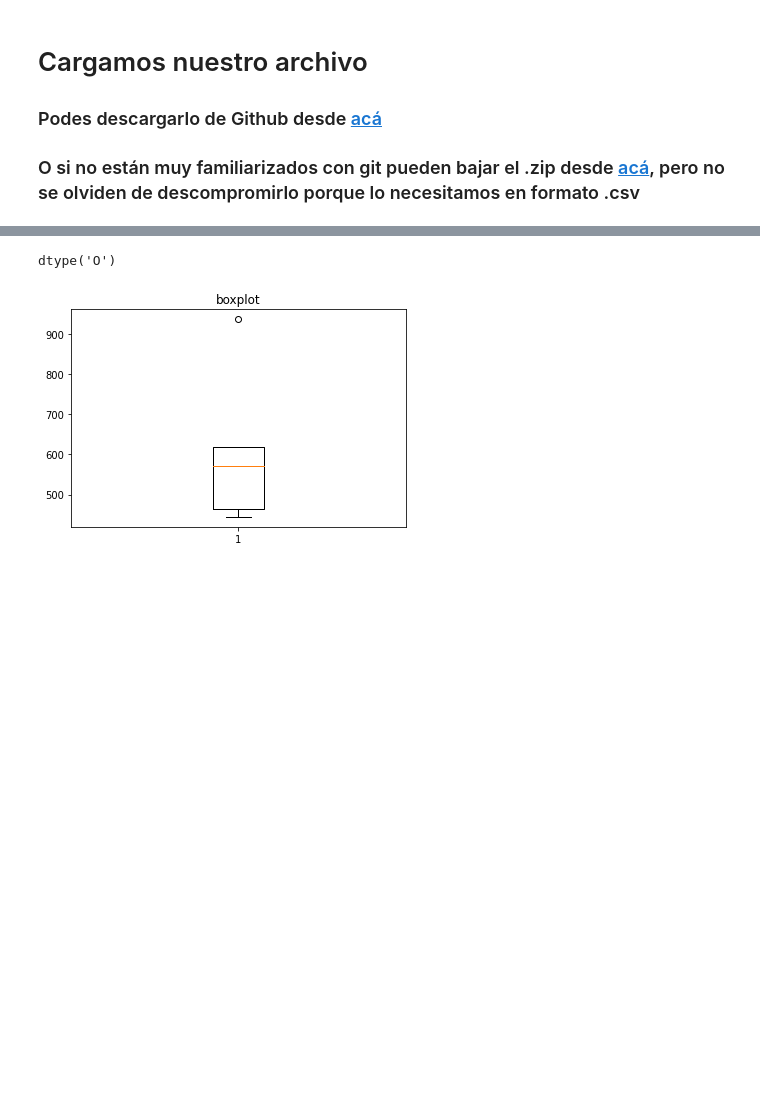
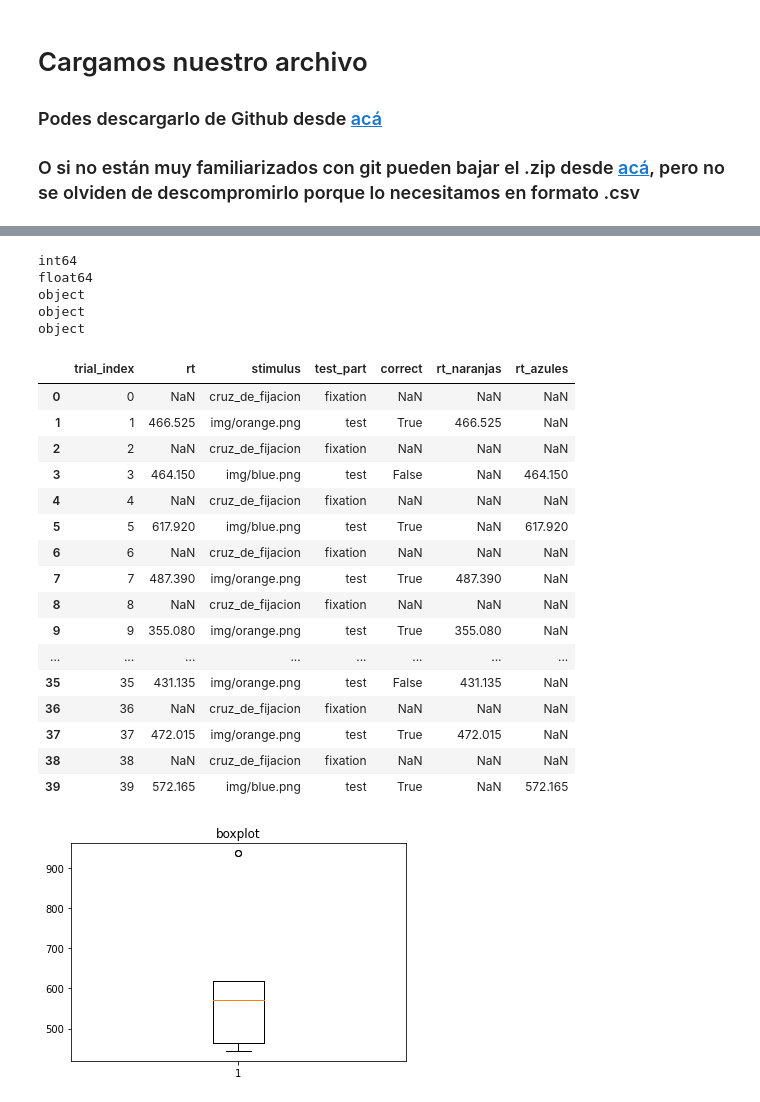
Before and after one commit to GEJ1/Taller_Python_PsiCodea, a Jupyter notebook: PsiCodea_día_2.ipynb, the cells around one changed output, grey strips where cells are left out. Cells and saved outputs as stored; diff of their text form; code cells hidden in the pictures; blank space fills up the shorter version.

```diff
--- a/PsiCodea_día_2.ipynb
+++ b/PsiCodea_día_2.ipynb
@@ -120,3 +161,0 @@ float64
-# %%
-# Eliminamos las primeras 3 filas que no tienen datos que nos sirvan para este analisis
-df.drop([0, 1, 2], inplace=True )
@@ -123 +178,15 @@ df.drop([0, 1, 2], inplace=True )
+# %%
+# Tambien lo podríamos haber obtenido así individualmente
+
+print(df['trial_index'].dtypes)
+print(df['rt'].dtypes)
+print(df['stimulus'].dtypes)
+print(df['test_part'].dtypes)
+print(df['correct'].dtypes)
+# %% [output]
+int64
+float64
+object
+object
+object
 # %%
@@ -128,10 +197,25 @@ df['rt_naranjas'] = df[df['stimulus'].str.contains("orange")]['rt']
 df['rt_azules'] = df[df['stimulus'].str.contains("blue")]['rt']
-# %%
-# ¿Por qué no observamos los tiempos de respuesta en las estadísticas?
-# ¿ Qué tipo de datos contiene la columna "rt" ?
-df['rt_naranjas'].dtype
-# %% [output]
-dtype('O')
+# %%
+# Revisamos
+df
+# %% [output]
+|  | trial_index | rt | stimulus | test_part | correct | rt_naranjas | rt_azules |
+| 0 | 0 | NaN | cruz_de_fijacion | fixation | NaN | NaN | NaN |
+| 1 | 1 | 466.525 | img/orange.png | test | True | 466.525 | NaN |
+| 2 | 2 | NaN | cruz_de_fijacion | fixation | NaN | NaN | NaN |
+| 3 | 3 | 464.150 | img/blue.png | test | False | NaN | 464.150 |
+| 4 | 4 | NaN | cruz_de_fijacion | fixation | NaN | NaN | NaN |
+| 5 | 5 | 617.920 | img/blue.png | test | True | NaN | 617.920 |
+| 6 | 6 | NaN | cruz_de_fijacion | fixation | NaN | NaN | NaN |
+| 7 | 7 | 487.390 | img/orange.png | test | True | 487.390 | NaN |
+| 8 | 8 | NaN | cruz_de_fijacion | fixation | NaN | NaN | NaN |
+| 9 | 9 | 355.080 | img/orange.png | test | True | 355.080 | NaN |
+| ... | ... | ... | ... | ... | ... | ... | ... |
+| 35 | 35 | 431.135 | img/orange.png | test | False | 431.135 | NaN |
+| 36 | 36 | NaN | cruz_de_fijacion | fixation | NaN | NaN | NaN |
+| 37 | 37 | 472.015 | img/orange.png | test | True | 472.015 | NaN |
+| 38 | 38 | NaN | cruz_de_fijacion | fixation | NaN | NaN | NaN |
+| 39 | 39 | 572.165 | img/blue.png | test | True | NaN | 572.165 |
 # %%
 # Preparo los naranjas y azules para utilizarlos eliminando los NaN y
 # asegurándome que sean los valores sean tipo numérico.
```
Also changed, not shown: parts of 22 cells of this notebook.
